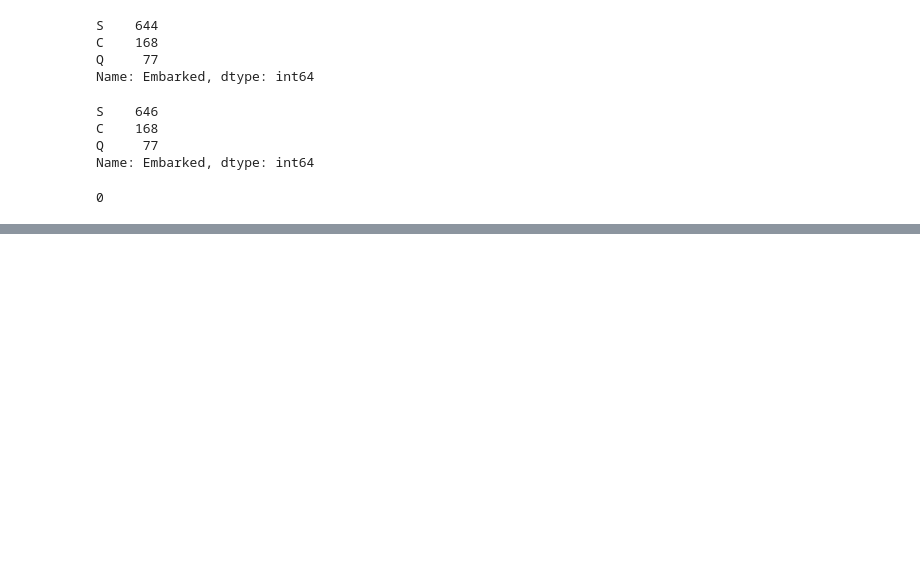
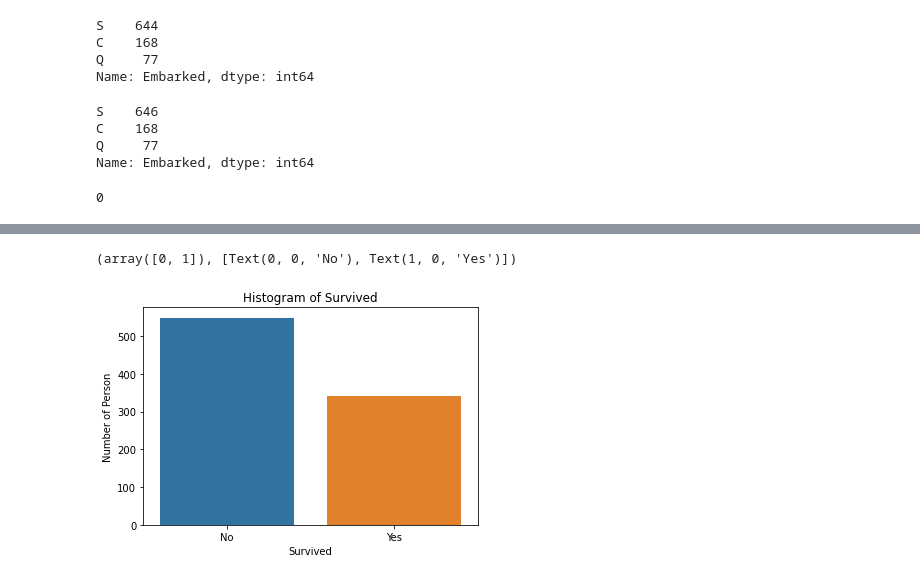
Before and after one commit to Abdou240/Python-Artificial_Intelligence, a Jupyter notebook: IA/IA_Checkpoint/Data_Visualization.ipynb, the cells around one changed output, grey strips where cells are left out. Saved outputs shown, nothing was run; the diff lists cells and outputs as text; code cells hidden in the pictures; blank space fills up the shorter version.

```diff
--- a/IA/IA_Checkpoint/Data_Visualization.ipynb
+++ b/IA/IA_Checkpoint/Data_Visualization.ipynb
@@ -270,0 +274,13 @@ Titanic.head()
+# %%
+# Survived
+import matplotlib.pyplot as plt
+import seaborn as sns
+import numpy as np
+sns.countplot(x = "Survived", data = Titanic)
+plt.xlabel("Survived")
+plt.ylabel("Number of Person")
+plt.title("Histogram of Survived")
+plt.xticks( rotation = 0 )
+# %% [output]
+(array([0, 1]), [Text(0, 0, 'No'), Text(1, 0, 'Yes')])
+[figure, added]
```
Also changed, not shown: parts of 1 cell of this notebook.
